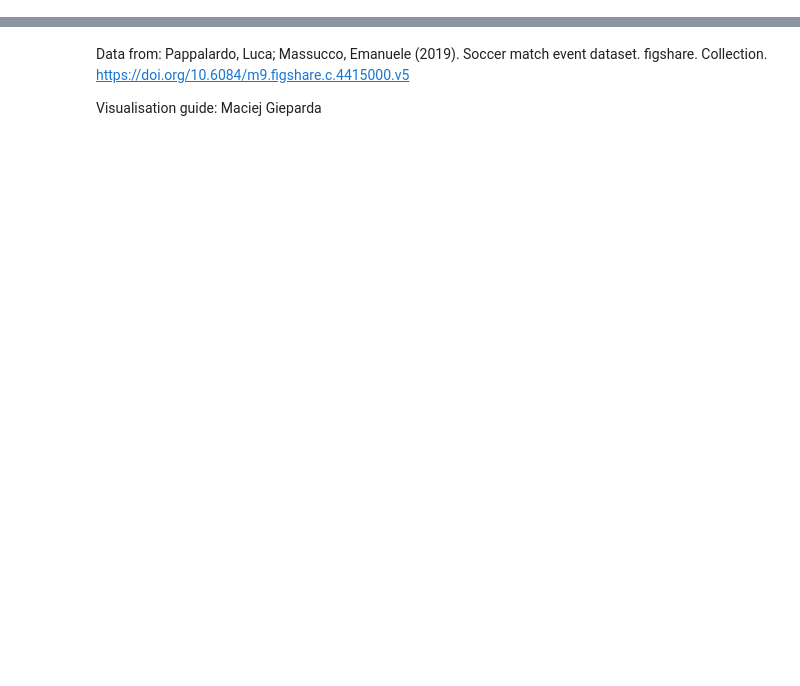
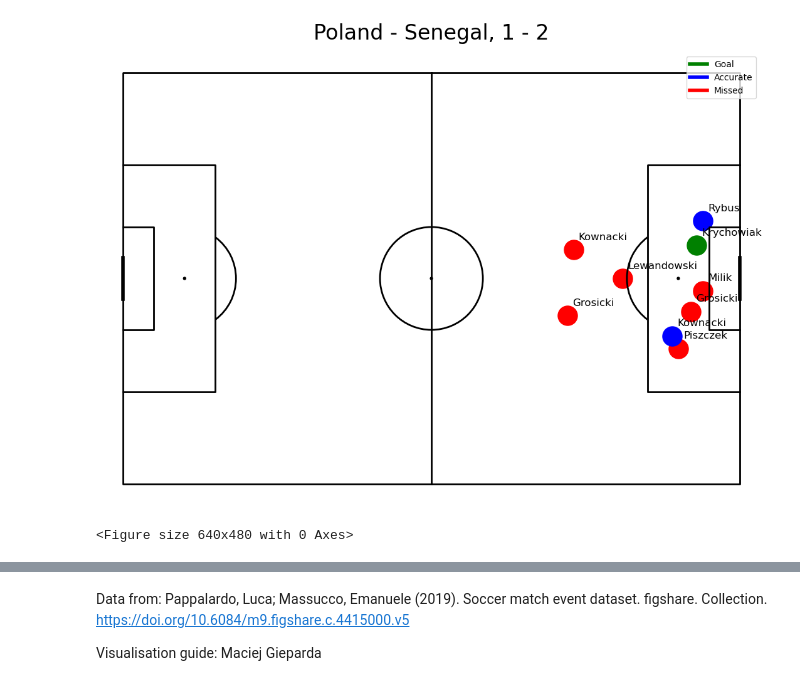
Before and after one commit to PriyadarshiAkshay/football_visualisation, a Jupyter notebook: visualisation.ipynb, the cells around one changed output, grey strips where cells are left out. Cells and saved outputs as stored; diff of their text form; code cells hidden in the pictures; blank space fills up the shorter version.

```diff
--- a/visualisation.ipynb
+++ b/visualisation.ipynb
@@ -38,0 +213,18 @@ polish_players_wc = polish_players_wc[['shortName','wyId','foot','lastName']].re
+# %%
+df_polish_mathes_events = polish_matches_events[(polish_matches_events.eventName=='Shot') & (polish_matches_events.teamId == 13869)].rename(columns={'label': 'matchName'})
+df_polish_mathes_events = pd.merge(df_polish_mathes_events, polish_players_names, on='playerId')
+
+
+# Define a custom function to determine the shot outcome
+def shot_outcome(row):
+    if row['Goal'] == 1:
+        return 'Goal'
+    elif row['accurate'] == 1:
+        return 'Accurate'
+    elif row['not accurate'] == 1:
+        return 'Missed'
+
+# Apply the custom function to create the 'shot_outcome' column
+df_polish_mathes_events['shot_outcome'] = df_polish_mathes_events.apply(shot_outcome, axis=1)
+
+df_polish_mathes_events.head()
@@ -38,0 +239,46 @@ polish_players_wc = polish_players_wc[['shortName','wyId','foot','lastName']].re
+# %%
+
+plot_df = df_polish_mathes_events[(df_polish_mathes_events.matchId == 2057996)].copy()
+pitch = Pitch(line_zorder=2, line_color="black")
+fig, ax = pitch.draw(figsize=(12, 8))
+# Size of the pitch in yards
+pitchLengthX = 120
+pitchWidthY = 80
+# Standardize the 'x' and 'y' values
+plot_df['x_standardized'] = plot_df['x'] / 100 * pitchLengthX
+plot_df['y_standardized'] = plot_df['y'] / 100 * pitchWidthY
+# Plot the shots by looping through them.
+for i, shot in plot_df.iterrows():
+    # Get the information
+    x = shot['x_standardized']
+    y = shot['y_standardized']
+    # Set circle size
+    circleSize = 2
+
+    # Set color based on shot outcome
+    if shot.shot_outcome == 'Goal':
+        pitch.scatter(x, y, alpha=1, s=500, color='green', ax=ax)
+        pitch.annotate(shot["lastName"], (x + 1, y - 2), ax=ax, fontsize=12)
+    elif shot.shot_outcome == 'Accurate':
+        pitch.scatter(x, y, alpha=1, s=500, color='blue', ax=ax)
+        pitch.annotate(shot["lastName"], (x + 1, y - 2), ax=ax, fontsize=12)
+    elif shot.shot_outcome == 'Missed':
+        pitch.scatter(x, y, alpha=1, s=500, color='red', ax=ax)
+        pitch.annotate(shot["lastName"], (x + 1, y - 2), ax=ax, fontsize=12)
+
+# Create legend
+goal_legend = plt.Line2D([0], [0], color="green", lw=4)
+accurate_legend = plt.Line2D([0], [0], color="blue", lw=4)
+missed_legend = plt.Line2D([0], [0], color="red", lw=4)
+ax.legend([goal_legend, accurate_legend, missed_legend], ['Goal', 'Accurate', 'Missed'], loc='upper right')
+
+# Set title
+match_name = plot_df['matchName'].iloc[0]  # Get the match name from the first row of plot_df
+fig.suptitle(match_name, fontsize=24)
+fig.set_size_inches(12, 8)
+plt.show()
+file_name = '{}_plot.jpg'.format(match_name)
+plt.savefig("figures/"+file_name)
+# %% [output]
+[figure, added]
+<Figure size 640x480 with 0 Axes>
```
Also changed, not shown: parts of 21 cells of this notebook, 17 other files.
